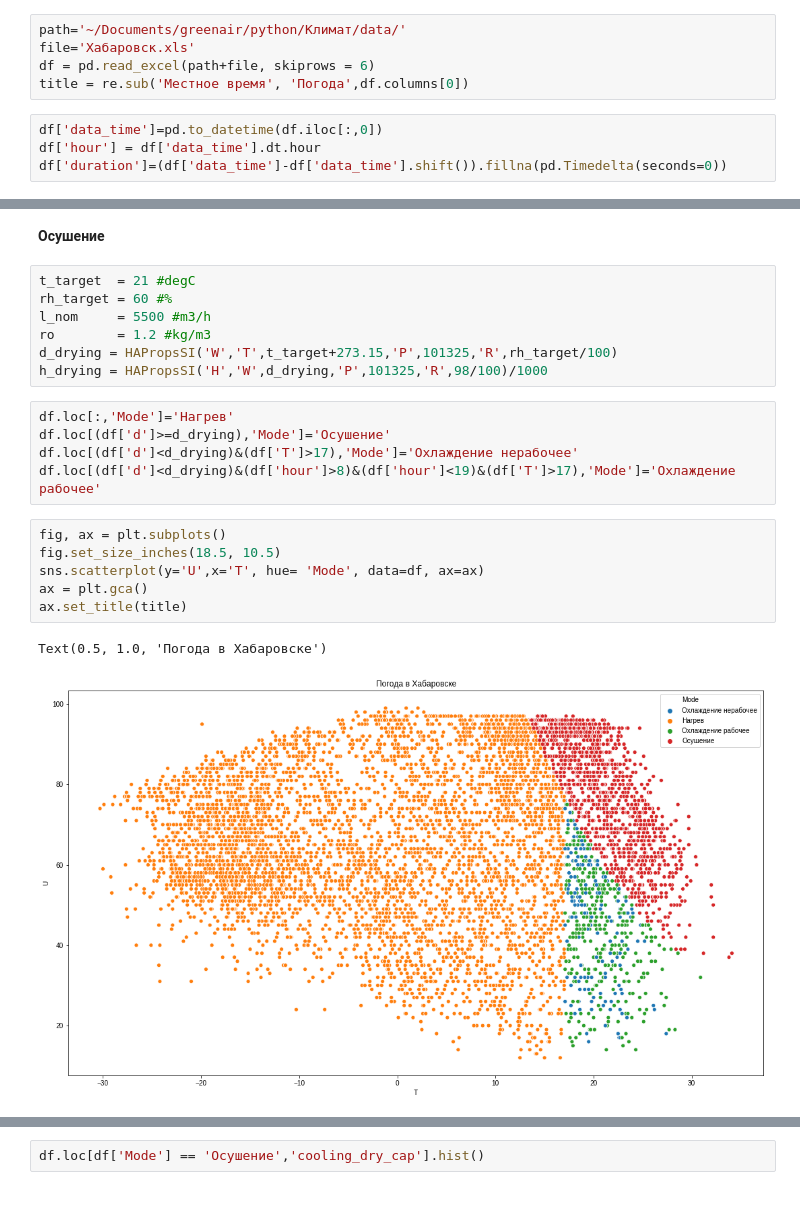
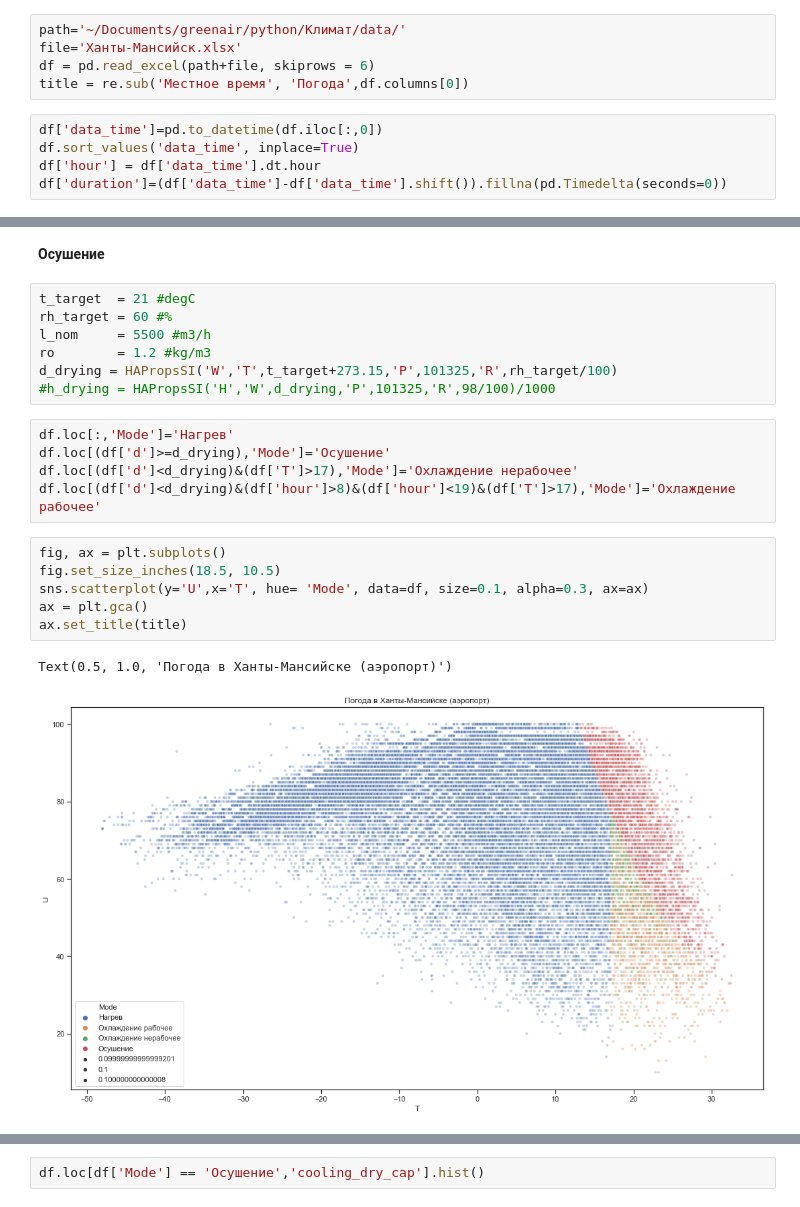
Before and after one commit to AndreyEroshkin/climate, a Jupyter notebook: humid-t.ipynb, the cells around one changed output, grey strips where cells are left out. Drawn from its saved outputs; the diff is of its cells as text.

Commit message:
fix for xlsx files

```diff
--- a/humid-t.ipynb
+++ b/humid-t.ipynb
@@ -12,11 +12,12 @@ from plot_id import *
 plt.rcParams["font.family"] = "Liberation Sans"
 # %%
 path='~/Documents/greenair/python/Климат/data/'
-file='Хабаровск.xls'
+file='Ханты-Мансийск.xlsx'
 df = pd.read_excel(path+file, skiprows = 6)
 title = re.sub('Местное время', 'Погода',df.columns[0])
 # %%
 df['data_time']=pd.to_datetime(df.iloc[:,0])
+df.sort_values('data_time', inplace=True)
 df['hour'] = df['data_time'].dt.hour
 df['duration']=(df['data_time']-df['data_time'].shift()).fillna(pd.Timedelta(seconds=0))
 # %%
@@ -52,7 +63,7 @@ rh_target = 60 #%
 l_nom     = 5500 #m3/h
 ro        = 1.2 #kg/m3
 d_drying = HAPropsSI('W','T',t_target+273.15,'P',101325,'R',rh_target/100)
-h_drying = HAPropsSI('H','W',d_drying,'P',101325,'R',98/100)/1000
+#h_drying = HAPropsSI('H','W',d_drying,'P',101325,'R',98/100)/1000
 # %%
 df.loc[:,'Mode']='Нагрев'
 df.loc[(df['d']>=d_drying),'Mode']='Осушение'
@@ -61,12 +72,12 @@ df.loc[(df['d']<d_drying)&(df['hour']>8)&(df['hour']<19)&(df['T']>17),'Mode']='
 # %%
 fig, ax = plt.subplots()
 fig.set_size_inches(18.5, 10.5)
-sns.scatterplot(y='U',x='T', hue= 'Mode', data=df, ax=ax)
+sns.scatterplot(y='U',x='T', hue= 'Mode', data=df, size=0.1, alpha=0.3, ax=ax)
 ax = plt.gca()
 ax.set_title(title)
 # %% [output]
-Text(0.5, 1.0, 'Погода в Хабаровске')
+Text(0.5, 1.0, 'Погода в Ханты-Мансийске (аэропорт)')
-[figure, old version]
+[figure, new version]
 # %%
 fig, ax = plt.subplots()
 fig.set_size_inches(10, 15)
```
Also changed, not shown: parts of 8 cells of this notebook.
